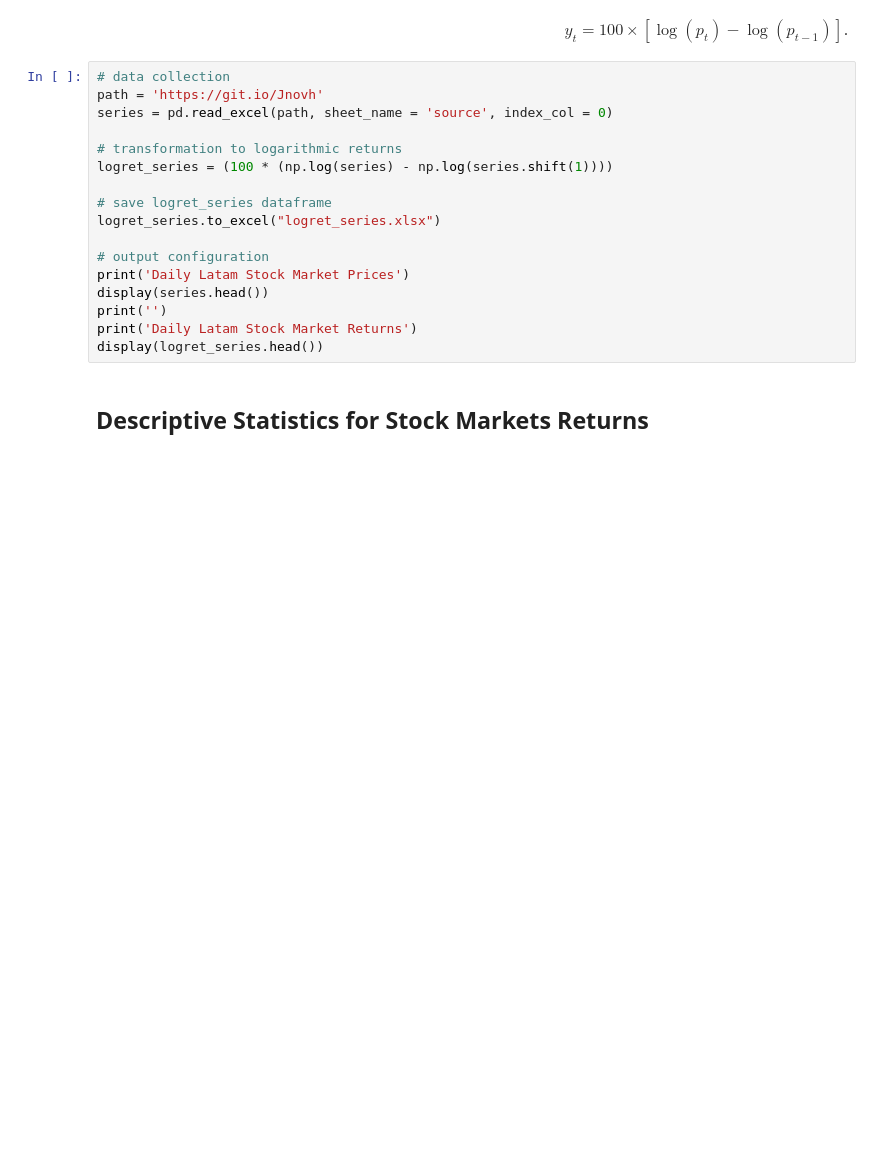
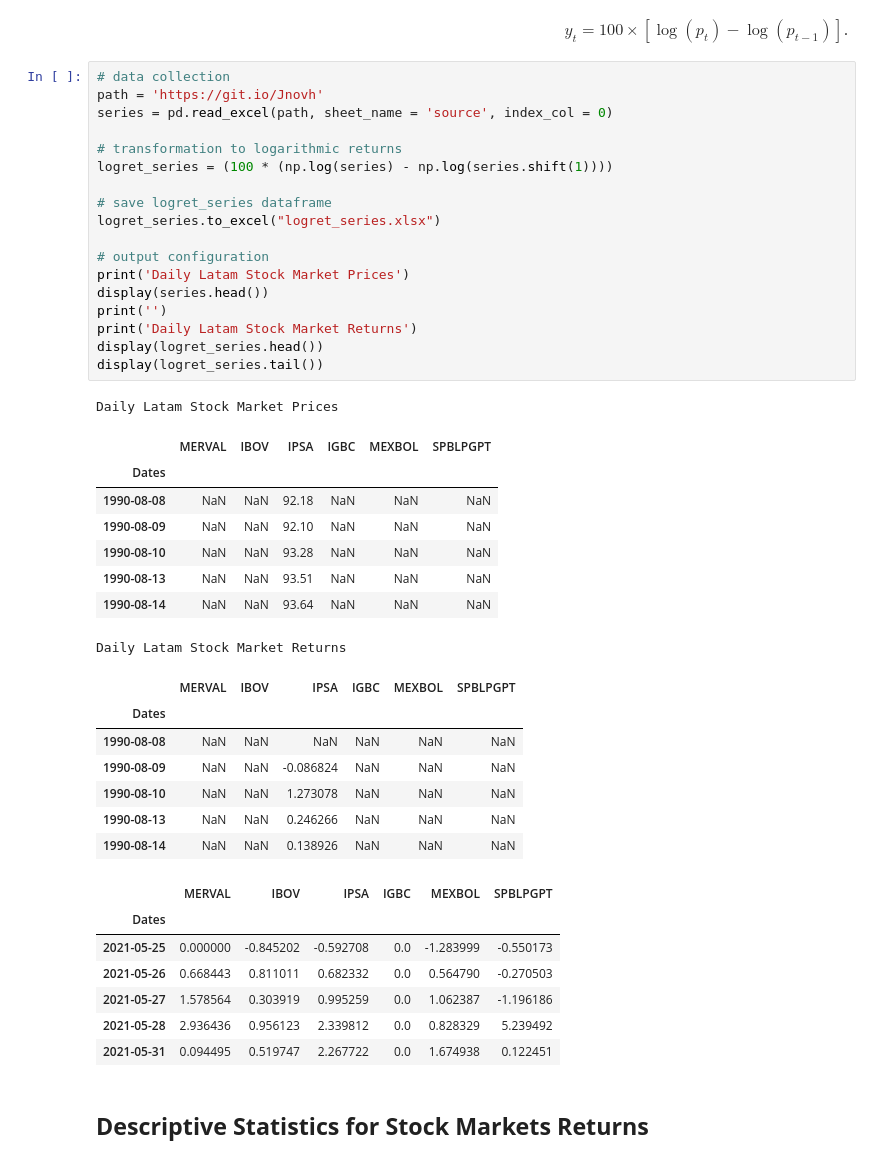
Before and after one commit to alejandro-cermeno/2021_Market_Timing-Cerme-o, a Jupyter notebook: returns_figure_descriptive.ipynb, the cells around one changed output. Drawn from its saved outputs; the diff is of its cells as text; blank space fills up the shorter version.

```diff
--- a/returns_figure_descriptive.ipynb
+++ b/returns_figure_descriptive.ipynb
@@ -25,20 +30,45 @@ from arch.unitroot import (ADF, PhillipsPerron)
 # %%
 # data collection
 path = 'https://git.io/Jnovh'
 series = pd.read_excel(path, sheet_name = 'source', index_col = 0)
 
 # transformation to logarithmic returns
 logret_series = (100 * (np.log(series) - np.log(series.shift(1))))
 
 # save logret_series dataframe
 logret_series.to_excel("logret_series.xlsx")
 
 # output configuration
 print('Daily Latam Stock Market Prices')
 display(series.head())
 print('')
 print('Daily Latam Stock Market Returns')
 display(logret_series.head())
+display(logret_series.tail())
+# %% [output]
+Daily Latam Stock Market Prices
+|  | MERVAL | IBOV | IPSA | IGBC | MEXBOL | SPBLPGPT |
+| Dates |  |  |  |  |  |  |
+| 1990-08-08 | NaN | NaN | 92.18 | NaN | NaN | NaN |
+| 1990-08-09 | NaN | NaN | 92.10 | NaN | NaN | NaN |
+| 1990-08-10 | NaN | NaN | 93.28 | NaN | NaN | NaN |
+| 1990-08-13 | NaN | NaN | 93.51 | NaN | NaN | NaN |
+| 1990-08-14 | NaN | NaN | 93.64 | NaN | NaN | NaN |
+Daily Latam Stock Market Returns
+|  | MERVAL | IBOV | IPSA | IGBC | MEXBOL | SPBLPGPT |
+| Dates |  |  |  |  |  |  |
+| 1990-08-08 | NaN | NaN | NaN | NaN | NaN | NaN |
+| 1990-08-09 | NaN | NaN | -0.086824 | NaN | NaN | NaN |
+| 1990-08-10 | NaN | NaN | 1.273078 | NaN | NaN | NaN |
+| 1990-08-13 | NaN | NaN | 0.246266 | NaN | NaN | NaN |
+| 1990-08-14 | NaN | NaN | 0.138926 | NaN | NaN | NaN |
+|  | MERVAL | IBOV | IPSA | IGBC | MEXBOL | SPBLPGPT |
+| Dates |  |  |  |  |  |  |
+| 2021-05-25 | 0.000000 | -0.845202 | -0.592708 | 0.0 | -1.283999 | -0.550173 |
+| 2021-05-26 | 0.668443 | 0.811011 | 0.682332 | 0.0 | 0.564790 | -0.270503 |
+| 2021-05-27 | 1.578564 | 0.303919 | 0.995259 | 0.0 | 1.062387 | -1.196186 |
+| 2021-05-28 | 2.936436 | 0.956123 | 2.339812 | 0.0 | 0.828329 | 5.239492 |
+| 2021-05-31 | 0.094495 | 0.519747 | 2.267722 | 0.0 | 1.674938 | 0.122451 |
 # %% [markdown]
 ## **Descriptive Statistics for Stock Markets Returns**
 # %%
```
Also changed, not shown: parts of 11 cells of this notebook.
